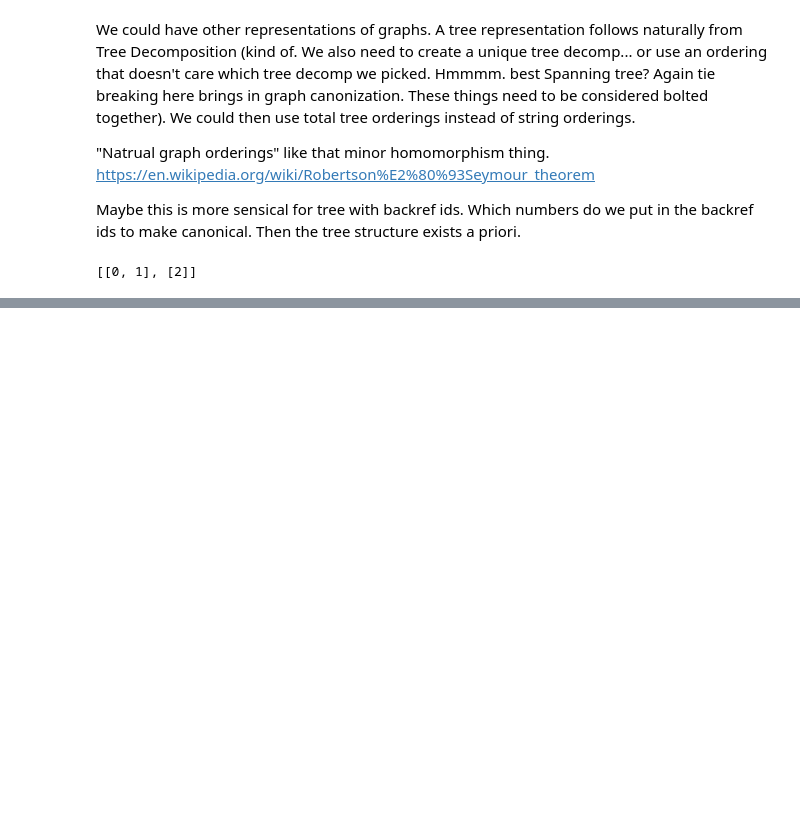
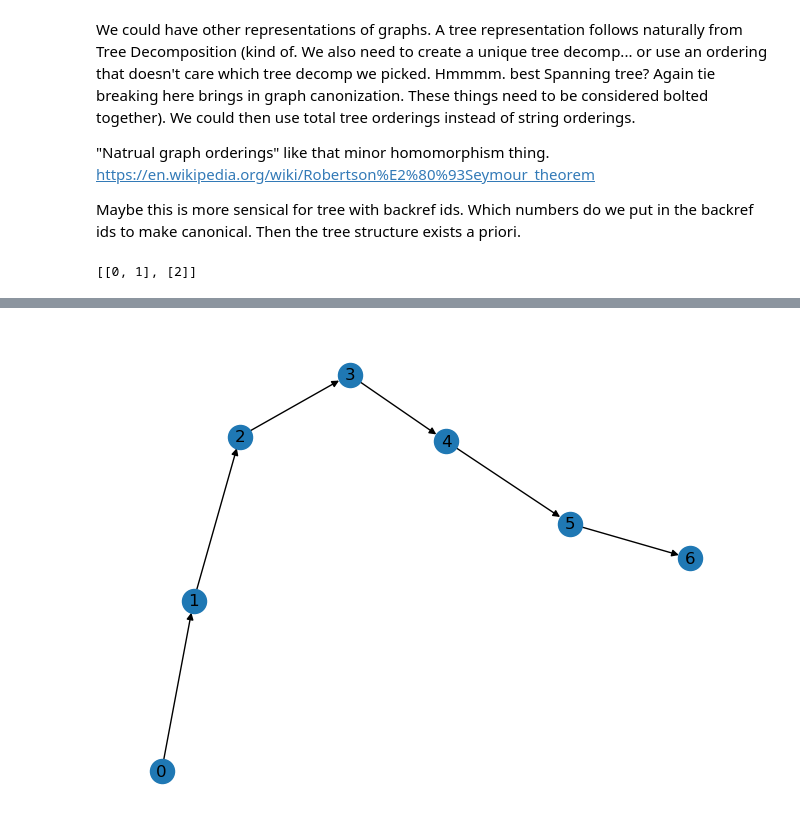
Before and after one commit to philzook58/philzook58.github.io, a Jupyter notebook: _drafts/graphs_algebra.ipynb, the cells around one changed output, grey strips where cells are left out. Drawn from its saved outputs; the diff is of its cells as text; code cells hidden in the pictures; blank space fills up the shorter version.

```diff
--- a/_drafts/graphs_algebra.ipynb
+++ b/_drafts/graphs_algebra.ipynb
@@ -224,0 +389,4 @@ def canon(t, N):
+# %%
+nx.draw(G, with_labels=True)
+# %% [output]
+[figure, added]
```
Also changed, not shown: parts of 11 cells of this notebook, 26 other files.
